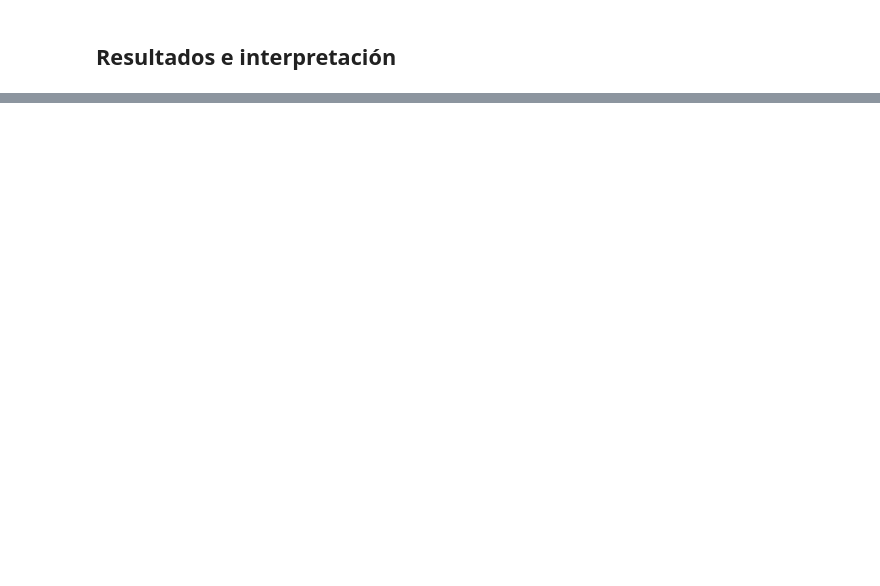
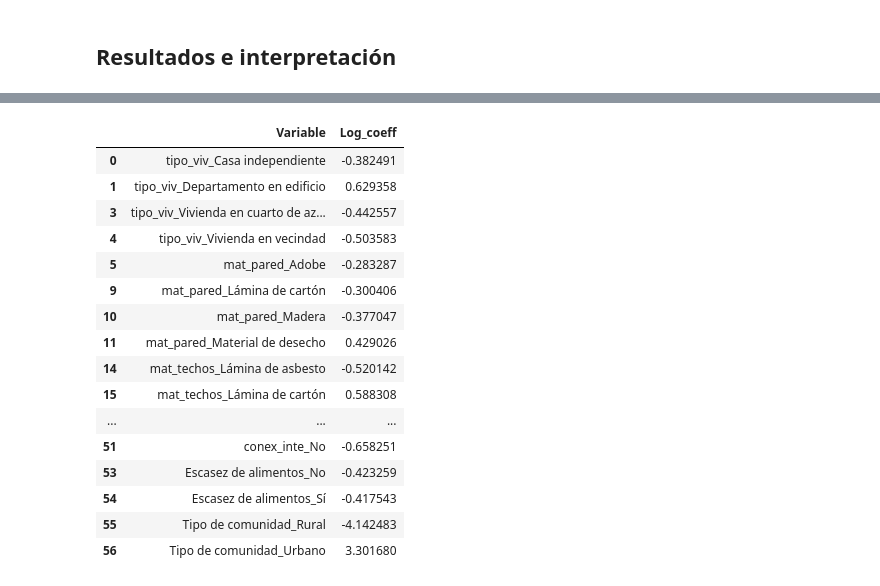
Before and after one commit to alina12358/Submodulos-1.6-y-2.6, a Jupyter notebook: Classification models.ipynb, the cells around one changed output, grey strips where cells are left out. Saved outputs shown, nothing was run; the diff lists cells and outputs as text; code cells hidden in the pictures; blank space fills up the shorter version.

```diff
--- a/Classification models.ipynb
+++ b/Classification models.ipynb
@@ -130,0 +208,20 @@ Accuracy: 0.6622762196737444
+# %%
+log_importance
+# %% [output]
+|  | Variable | Log_coeff |
+| 0 | tipo_viv_Casa independiente | -0.382491 |
+| 1 | tipo_viv_Departamento en edificio | 0.629358 |
+| 3 | tipo_viv_Vivienda en cuarto de az... | -0.442557 |
+| 4 | tipo_viv_Vivienda en vecindad | -0.503583 |
+| 5 | mat_pared_Adobe | -0.283287 |
+| 9 | mat_pared_Lámina de cartón | -0.300406 |
+| 10 | mat_pared_Madera | -0.377047 |
+| 11 | mat_pared_Material de desecho | 0.429026 |
+| 14 | mat_techos_Lámina de asbesto | -0.520142 |
+| 15 | mat_techos_Lámina de cartón | 0.588308 |
+| ... | ... | ... |
+| 51 | conex_inte_No | -0.658251 |
+| 53 | Escasez de alimentos_No | -0.423259 |
+| 54 | Escasez de alimentos_Sí | -0.417543 |
+| 55 | Tipo de comunidad_Rural | -4.142483 |
+| 56 | Tipo de comunidad_Urbano | 3.301680 |
```
Also changed, not shown: parts of 16 cells of this notebook.
